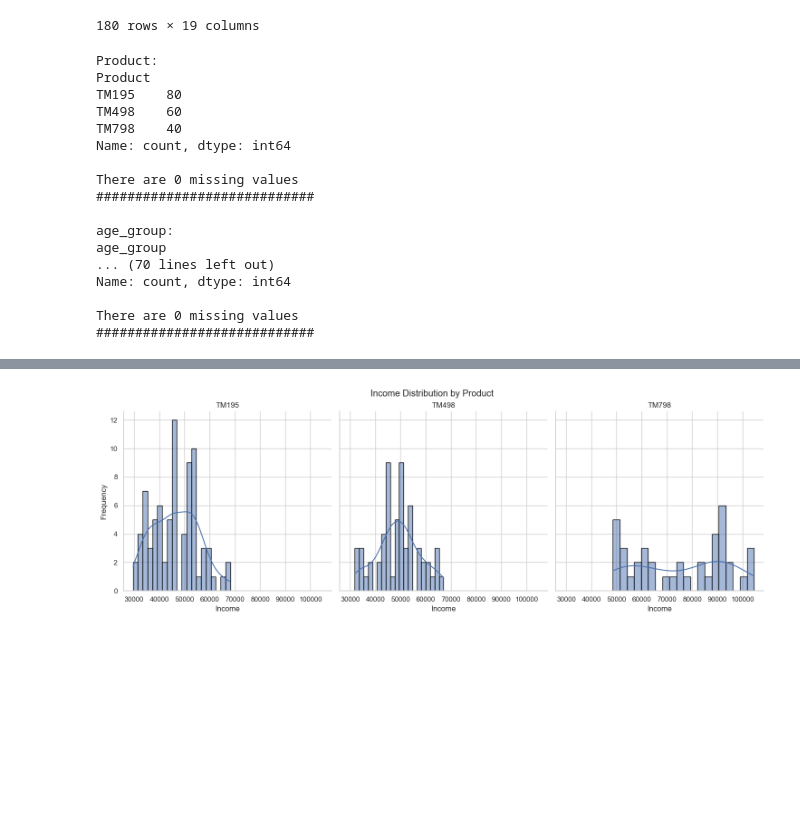
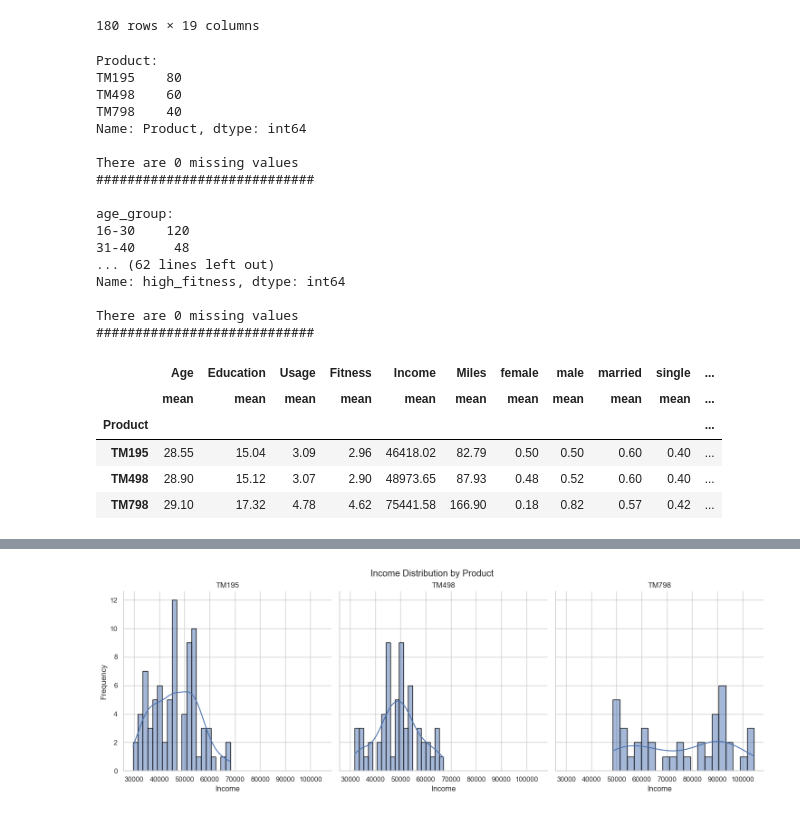
Before and after one commit to szilvasipeter2000/coding1_team-project, a Jupyter notebook: team_3.ipynb, the cells around one changed output, grey strips where cells are left out. Cells and saved outputs as stored; diff of their text form; code cells hidden in the pictures; blank space fills up the shorter version.

```diff
--- a/team_3.ipynb
+++ b/team_3.ipynb
@@ -45,14 +45,3 @@ from sklearn.metrics import r2_score
 from sklearn.metrics import log_loss
 
 warnings.filterwarnings("ignore")
-# %%
-# Creating dummy variables for TM498 and TM798
-df['ID_TM498'] = (df['Product'] == 'TM498').astype(int)
-df['ID_TM798'] = (df['Product'] == 'TM798').astype(int)
-# %%
-# Creating a lnw variable for ln income
-df['lnw'] = np.log(df["Income"])
-# %%
-# Creating dummy variables for gender (female=1) and fitness level >= 4 as 'high_fitness'
-df['female'] = (df['Gender'] == 'Female').astype(int)
-df['high_fitness'] = (df['Fitness'] >= 4).astype(int)
@@ -154,22 +105,31 @@ for column in df[['Product','age_group','Gender','MaritalStatus','Education','Us
     print('############################\n')
 # %% [output]
 Product:
-Product
 TM195    80
 TM498    60
 TM798    40
-Name: count, dtype: int64
+Name: Product, dtype: int64
 
 There are 0 missing values
 ############################
 
 age_group:
-age_group
-... (70 lines left out)
-Name: count, dtype: int64
+16-30    120
+31-40     48
+... (62 lines left out)
+Name: high_fitness, dtype: int64
 
 There are 0 missing values
 ############################
+# %%
+df[['Product','age_group','Age','Education','Usage','Fitness','Income','Miles','female','male','married','single','high_fitness']].groupby(['Product']).aggregate(['mean']).round(2)
+# %% [output]
+|  | Age | Education | Usage | Fitness | Income | Miles | female | male | married | single | ... |
+|  | mean | mean | mean | mean | mean | mean | mean | mean | mean | mean | ... |
+| Product |  |  |  |  |  |  |  |  |  |  | ... |
+| TM195 | 28.55 | 15.04 | 3.09 | 2.96 | 46418.02 | 82.79 | 0.50 | 0.50 | 0.60 | 0.40 | ... |
+| TM498 | 28.90 | 15.12 | 3.07 | 2.90 | 48973.65 | 87.93 | 0.48 | 0.52 | 0.60 | 0.40 | ... |
+| TM798 | 29.10 | 17.32 | 4.78 | 4.62 | 75441.58 | 166.90 | 0.18 | 0.82 | 0.57 | 0.42 | ... |
 # %%
 df[['Product','age_group','Age','Education','Usage','Fitness','Income','Miles','female','male','married','single','high_fitness']].groupby(['Product','age_group']).aggregate(['mean']).round(2)
 # %% [output]
```
Also changed, not shown: parts of 8 cells of this notebook.
